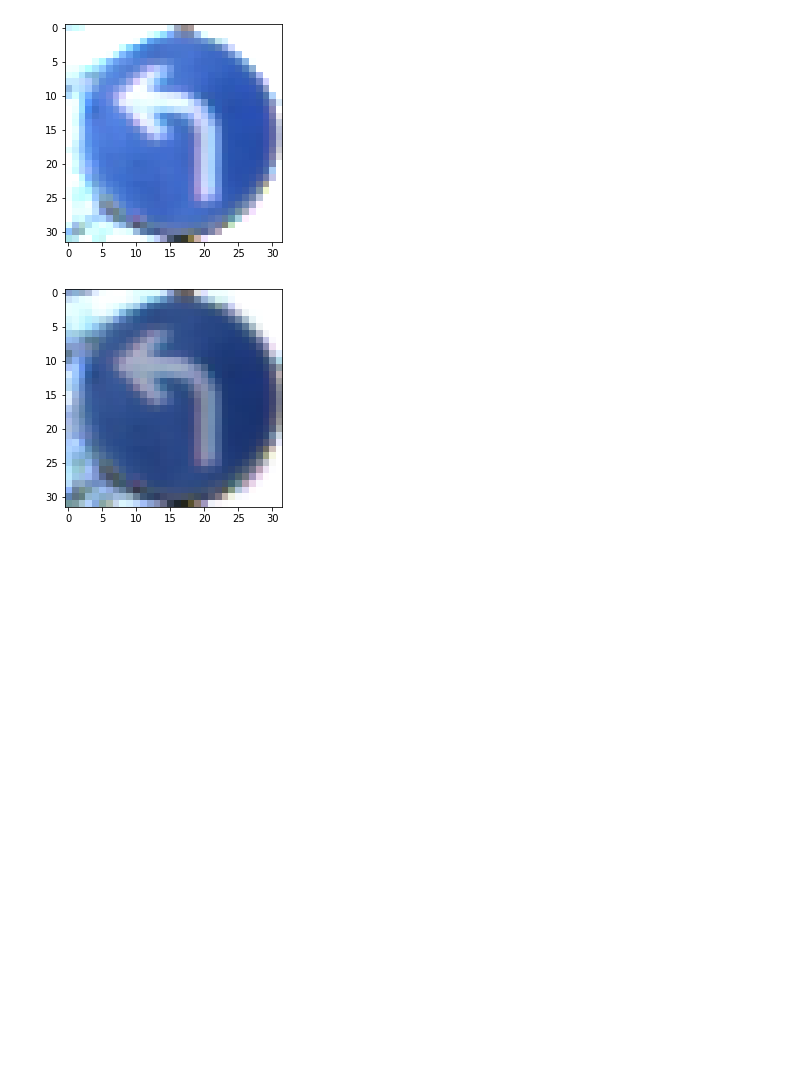
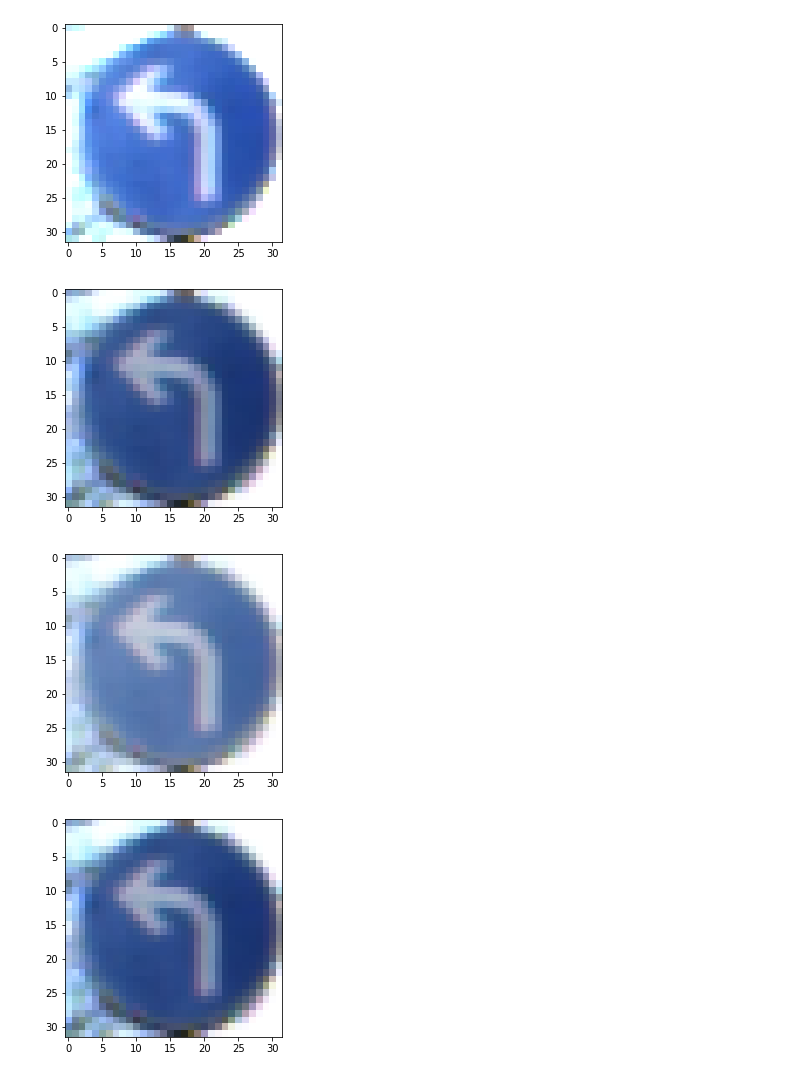
Before and after one commit to earlence-security/invis-perturbations, a Jupyter notebook: experiments.ipynb, the cells around one changed output. Cells and saved outputs as stored; diff of their text form; code cells hidden in the pictures; blank space fills up the shorter version.

Commit message:
Added function for gamma correction

```diff
--- a/experiments.ipynb
+++ b/experiments.ipynb
@@ -101,6 +101,8 @@ def stack(w,size):
     mat2 = torch.cat([torch.cat(dim*n*[zer]),torch.stack(t)])
     nsum = nsum + torch.matmul(mat2,w)
     return nsum
+def gamma_correction(img, factor):
+    return ((img + .5)**factor)-0.5
 # %% [raw]
 # Old getting random initial image
 ite = next(iter(validloader)) #batch of 256
@@ -297,6 +300,12 @@ imshow(((input_im[0].cpu()+.5) * 1.5) - 0.5)
 # %% [output]
 Clipping input data to the valid range for imshow with RGB data ([0..1] for floats or [0..255] for integers).
 [figure]
+# %%
+imshow(input_im[0].cpu())
+imshow(gamma_correction(input_im[0].cpu(), 0.6))
+# %% [output]
+[figure, added]
+[figure, added]
 # %%
 l = [6,7,8,9,10,11,12,13,14,15,18,20,25,30,36]
 conf = []
```
Also changed, not shown: parts of 3 cells of this notebook.
